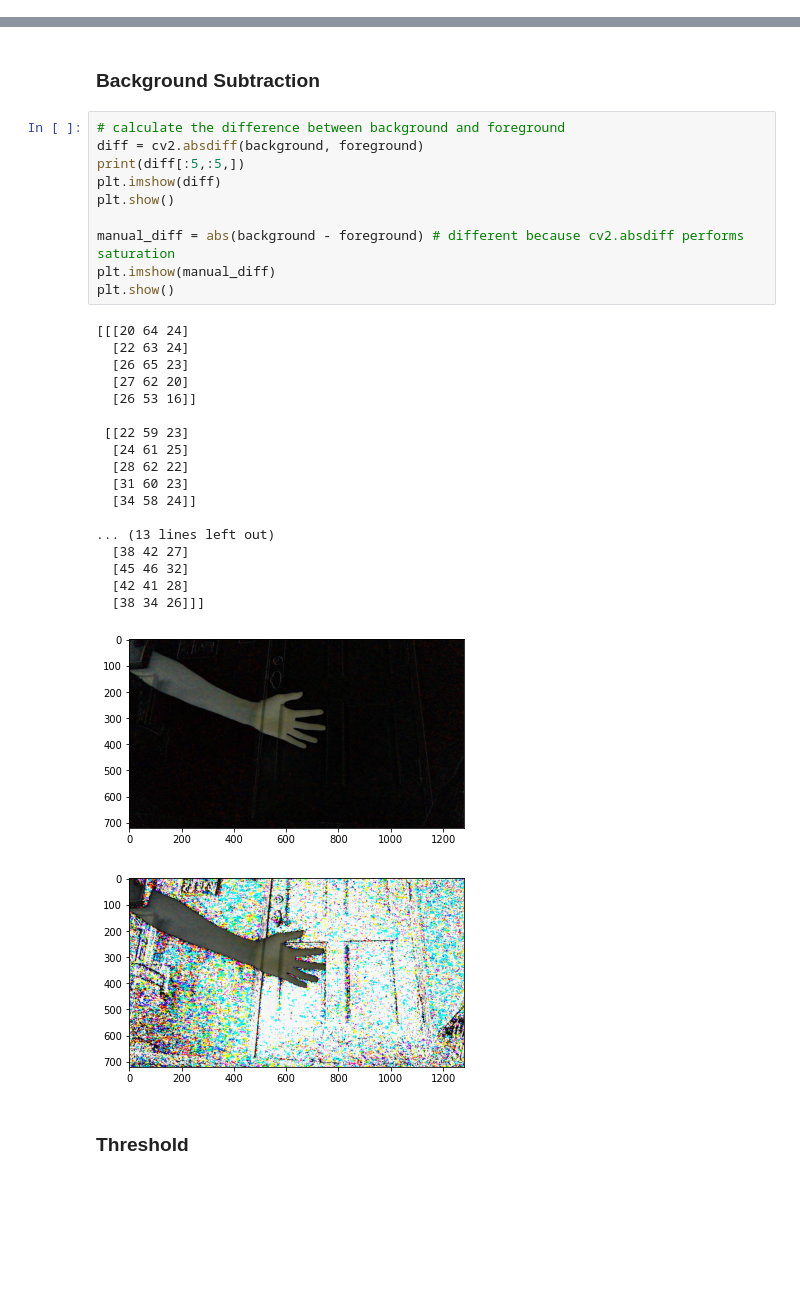
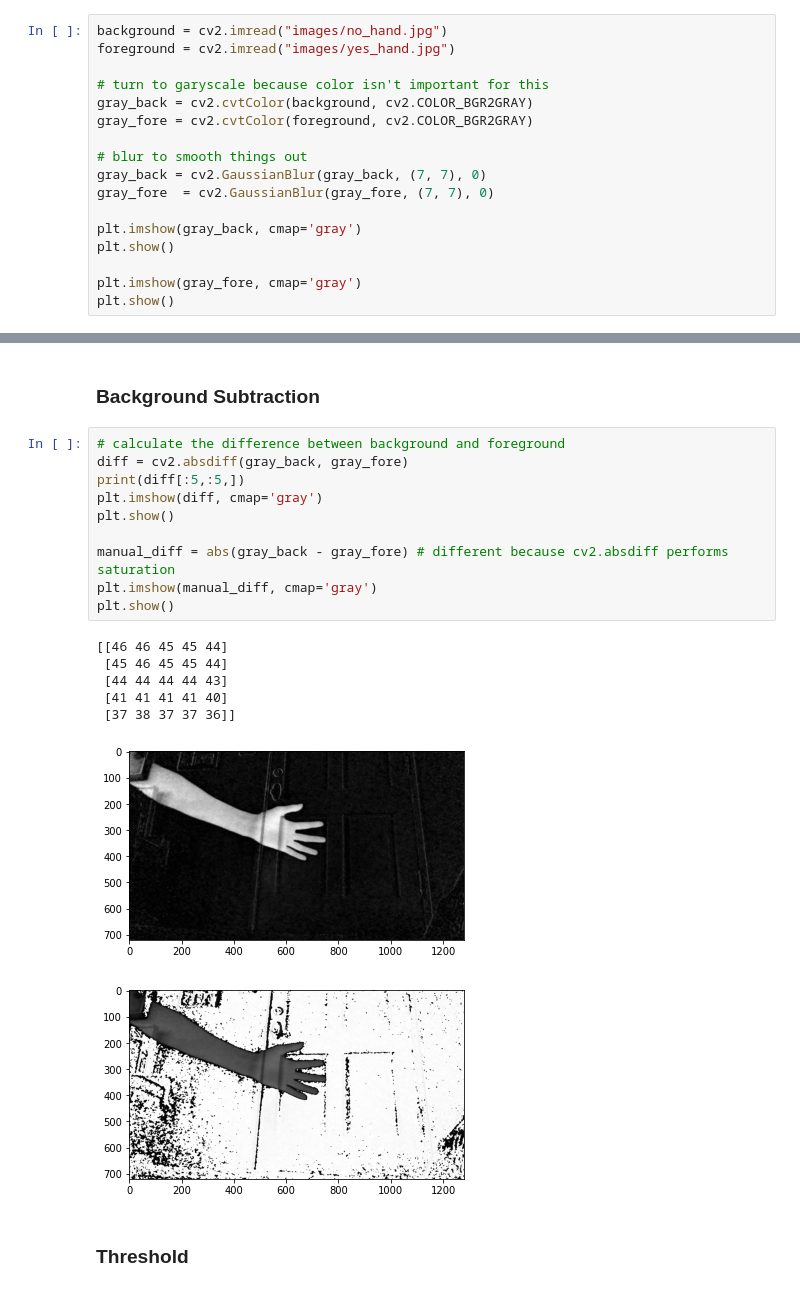
Before and after one commit to roostingcat/gesture_recog, a Jupyter notebook: dummy.ipynb, the cells around one changed output, grey strips where cells are left out. Drawn from its saved outputs; the diff is of its cells as text; blank space fills up the shorter version.

```diff
--- a/dummy.ipynb
+++ b/dummy.ipynb
@@ -20,0 +9,17 @@ plt.show()
+# %%
+background = cv2.imread("images/no_hand.jpg")
+foreground = cv2.imread("images/yes_hand.jpg")
+
+# turn to garyscale because color isn't important for this
+gray_back = cv2.cvtColor(background, cv2.COLOR_BGR2GRAY)
+gray_fore = cv2.cvtColor(foreground, cv2.COLOR_BGR2GRAY)
+
+# blur to smooth things out
+gray_back = cv2.GaussianBlur(gray_back, (7, 7), 0)
+gray_fore  = cv2.GaussianBlur(gray_fore, (7, 7), 0)
+
+plt.imshow(gray_back, cmap='gray')
+plt.show()
+
+plt.imshow(gray_fore, cmap='gray')
+plt.show()
@@ -45,34 +53,22 @@ plt.show()
 ### Background Subtraction
 # %%
 # calculate the difference between background and foreground
-diff = cv2.absdiff(background, foreground)
+diff = cv2.absdiff(gray_back, gray_fore)
 print(diff[:5,:5,])
-plt.imshow(diff)
+plt.imshow(diff, cmap='gray')
 plt.show()
 
-manual_diff = abs(background - foreground) # different because cv2.absdiff performs saturation
-plt.imshow(manual_diff)
+manual_diff = abs(gray_back - gray_fore) # different because cv2.absdiff performs saturation
+plt.imshow(manual_diff, cmap='gray')
 plt.show()
 # %% [output]
-[[[20 64 24]
-  [22 63 24]
-  [26 65 23]
-  [27 62 20]
-  [26 53 16]]
-
- [[22 59 23]
-  [24 61 25]
-  [28 62 22]
-  [31 60 23]
-  [34 58 24]]
-
-... (13 lines left out)
-  [38 42 27]
-  [45 46 32]
-  [42 41 28]
-  [38 34 26]]]
+[[46 46 45 45 44]
+ [45 46 45 45 44]
+ [44 44 44 44 43]
+ [41 41 41 41 40]
+ [37 38 37 37 36]]
-[figure, old version]
+[figure, new version]
-[figure, old version]
+[figure, new version]
 # %% [markdown]
 ### Threshold
 # %%
```
Also changed, not shown: parts of 16 cells of this notebook.
